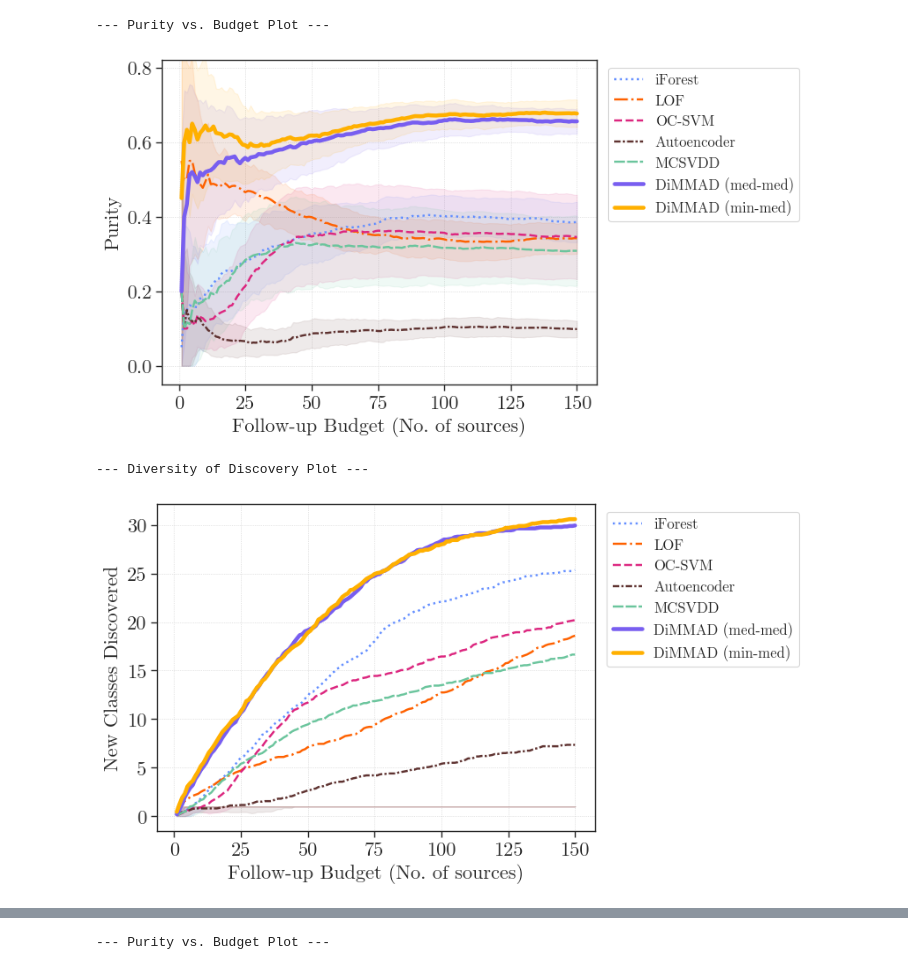
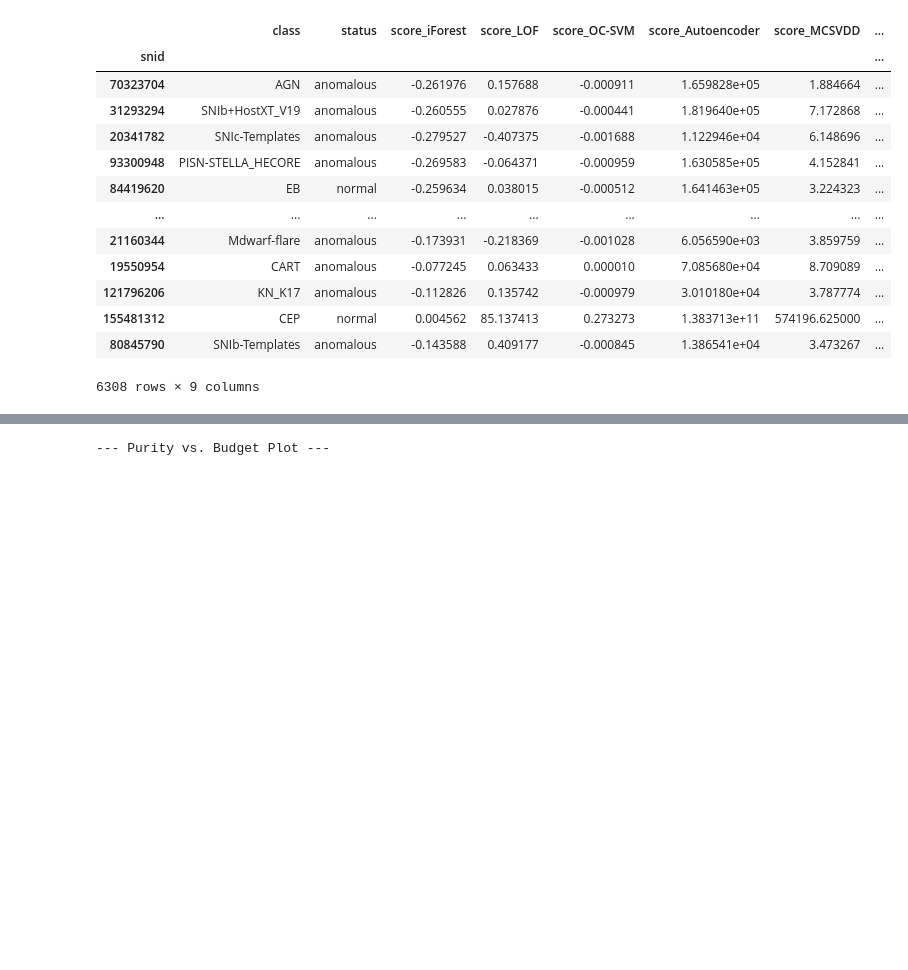
Before and after one commit to sidchaini/DistanceAnomalies, a Jupyter notebook: 06. paper neurips mlps/06a. EXP1 Novel Phenomena Hunt ELAsTiCC.ipynb, the cells around one changed output, grey strips where cells are left out. Saved outputs shown, nothing was run; the diff lists cells and outputs as text; code cells hidden in the pictures; blank space fills up the shorter version.

```diff
--- a/06. paper neurips mlps/06a. EXP1 Novel Phenomena Hunt ELAsTiCC.ipynb
+++ b/06. paper neurips mlps/06a. EXP1 Novel Phenomena Hunt ELAsTiCC.ipynb
@@ -379,19 +399,20 @@ for ar in all_run_results:
 del(all_run_results)
 all_run_results = all_run_results2
 del(all_run_results2)
-# %%
-print("\n--- Purity vs. Budget Plot ---")
-fig = analysis_with_errors(all_run_results, budget=150, metric='purity')
-# plt.savefig("06. paper neurips mlps/plots/EXP1FINAL_1.pdf", bbox_inches="tight")
-plt.ylim(-0.05,0.82)
-plt.show()
-
-print("\n--- Diversity of Discovery Plot ---")
-fig = analysis_with_errors(all_run_results, budget=150, metric='diversity')
-# plt.savefig("06. paper neurips mlps/plots/EXP1FINAL_2.pdf", bbox_inches="tight")
-plt.show()
-# %% [output]
---- Purity vs. Budget Plot ---
-[figure, removed]
---- Diversity of Discovery Plot ---
-[figure, removed]
+# %%
+all_run_results[0].sort_values(by="score_DiMMAD (min-med)")
+# %% [output]
+|  | class | status | score_iForest | score_LOF | score_OC-SVM | score_Autoencoder | score_MCSVDD | ... |
+| snid |  |  |  |  |  |  |  | ... |
+| 70323704 | AGN | anomalous | -0.261976 | 0.157688 | -0.000911 | 1.659828e+05 | 1.884664 | ... |
+| 31293294 | SNIb+HostXT_V19 | anomalous | -0.260555 | 0.027876 | -0.000441 | 1.819640e+05 | 7.172868 | ... |
+| 20341782 | SNIc-Templates | anomalous | -0.279527 | -0.407375 | -0.001688 | 1.122946e+04 | 6.148696 | ... |
+| 93300948 | PISN-STELLA_HECORE | anomalous | -0.269583 | -0.064371 | -0.000959 | 1.630585e+05 | 4.152841 | ... |
+| 84419620 | EB | normal | -0.259634 | 0.038015 | -0.000512 | 1.641463e+05 | 3.224323 | ... |
+| ... | ... | ... | ... | ... | ... | ... | ... | ... |
+| 21160344 | Mdwarf-flare | anomalous | -0.173931 | -0.218369 | -0.001028 | 6.056590e+03 | 3.859759 | ... |
+| 19550954 | CART | anomalous | -0.077245 | 0.063433 | 0.000010 | 7.085680e+04 | 8.709089 | ... |
+| 121796206 | KN_K17 | anomalous | -0.112826 | 0.135742 | -0.000979 | 3.010180e+04 | 3.787774 | ... |
+| 155481312 | CEP | normal | 0.004562 | 85.137413 | 0.273273 | 1.383713e+11 | 574196.625000 | ... |
+| 80845790 | SNIb-Templates | anomalous | -0.143588 | 0.409177 | -0.000845 | 1.386541e+04 | 3.473267 | ... |
+6308 rows × 9 columns
```
Also changed, not shown: parts of 9 cells of this notebook, 7 other files.
